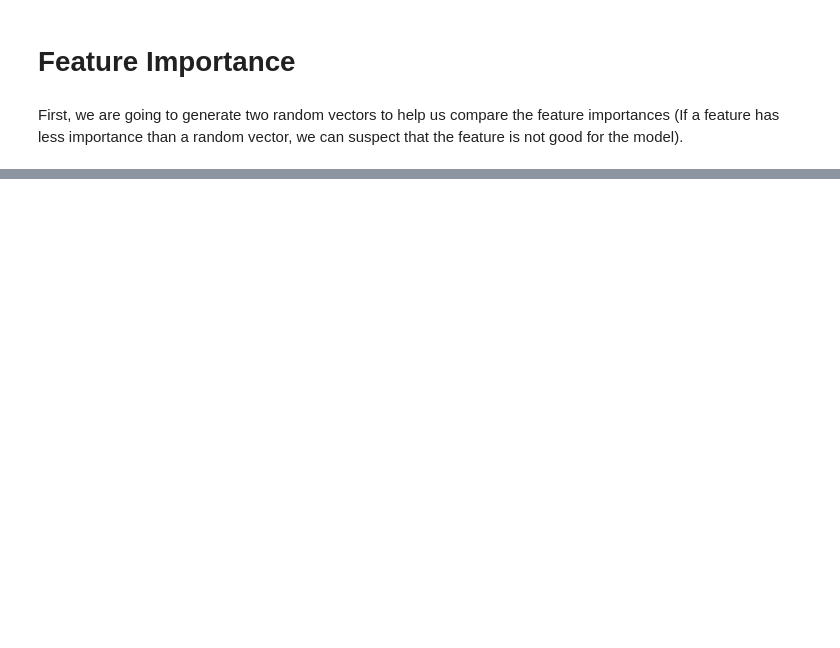
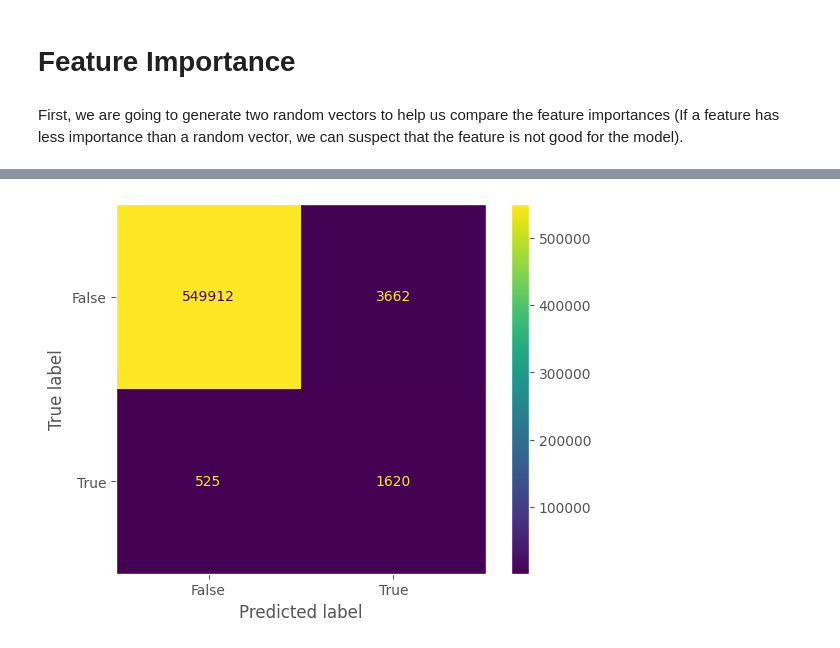
Before and after one commit to francismelojr/fraud-analysis, a Jupyter notebook: fraud-analysis.ipynb, the cells around one changed output, grey strips where cells are left out. Cells and saved outputs as stored; diff of their text form; code cells hidden in the pictures; blank space fills up the shorter version.

Commit message:
model 1

```diff
--- a/fraud-analysis.ipynb
+++ b/fraud-analysis.ipynb
@@ -509,0 +558,10 @@ Finally, this is the features that are entering the model.
+# %%
+param_grid = {'n_estimators': [25, 50, 100, 150],
+              'max_features': ['sqrt', 'log2', None],
+              'max_depth': [3, 6, 9],
+              'max_leaf_nodes': [3, 6, 9],}
+# %%
+grid_search = GridSearchCV(RandomForestClassifier(),
+                           param_grid=param_grid)
+grid_search.fit(X_train, y_train)
+print(grid_search.best_estimator_)
@@ -509,0 +570,7 @@ Finally, this is the features that are entering the model.
+# %%
+model_grid = RandomForestClassifier(max_depth=9,
+                                    max_features="log2",
+                                    max_leaf_nodes=9,
+                                    n_estimators=150, random_state=23)
+model_grid.fit(X_train, y_train)
+y_pred_grid = model_grid.predict(X_test)
@@ -509,0 +590,10 @@ Finally, this is the features that are entering the model.
+# %%
+confusion_matrix = metrics.confusion_matrix(y_test, y_pred_grid)
+# %%
+cm_display = metrics.ConfusionMatrixDisplay(
+    confusion_matrix=confusion_matrix, display_labels=[False, True])
+cm_display.plot()
+plt.grid(False)
+plt.show()
+# %% [output]
+[figure, added]
```
Also changed, not shown: parts of 86 cells of this notebook.
